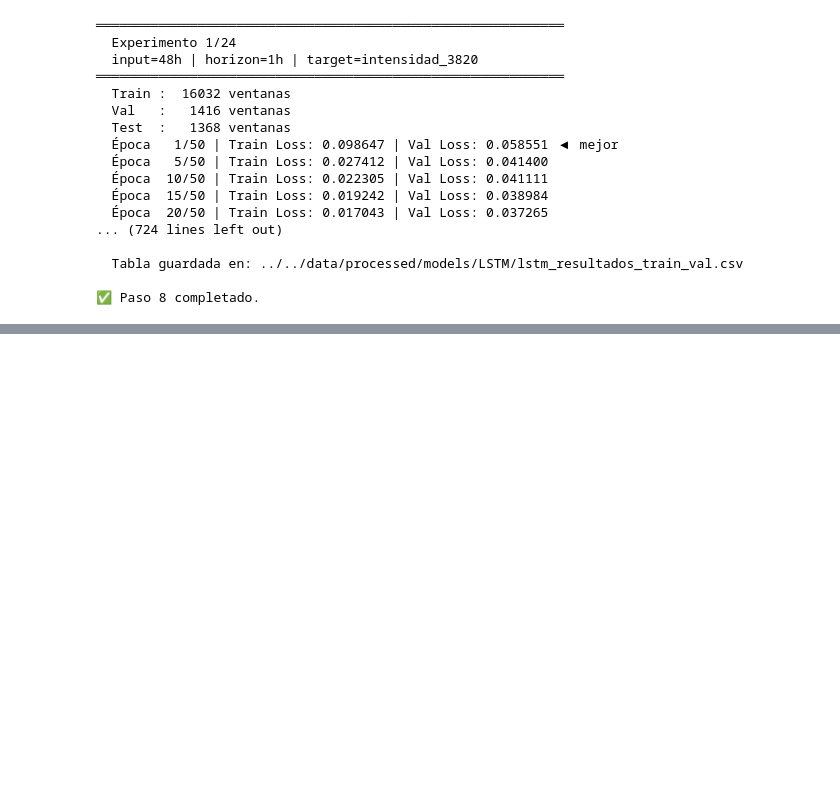
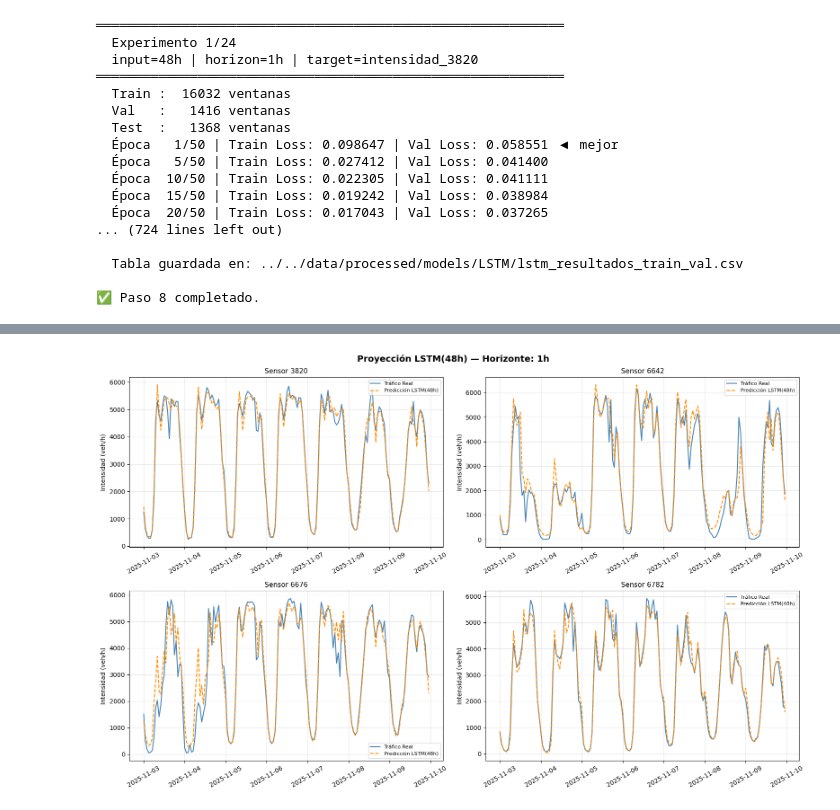
Before and after one commit to senaertugrul/TFM, a Jupyter notebook: notebooks/Modelos/8. LSTM.ipynb, the cells around one changed output, grey strips where cells are left out. Cells and saved outputs as stored; diff of their text form; code cells hidden in the pictures; blank space fills up the shorter version.

Commit message:
Updates Models

```diff
--- a/notebooks/Modelos/8. LSTM.ipynb
+++ b/notebooks/Modelos/8. LSTM.ipynb
@@ -769,0 +893,91 @@ print("\n✅ Paso 8 completado.")
+# %%
+# ─────────────────────────────────────────────────────────────────────────────
+# PASO 9b: Visualización 2×2 por sensor — estilo XGBoost
+# ─────────────────────────────────────────────────────────────────────────────
+
+def visualizar_2x2_sensores(input_len, horizon, n_horas=168):
+    """
+    Genera gráfica 2×2 con predicciones vs real para los 4 sensores.
+    Replica el estilo de la visualización de XGBoost.
+
+    Parámetros
+    ----------
+    input_len : ventana de entrada (48 ó 168)
+    horizon   : horizonte de predicción (1, 24 ó 168)
+    n_horas   : horas a visualizar (default 168 = 1 semana)
+    """
+    fig, axes = plt.subplots(2, 2, figsize=(16, 10))
+    fig.suptitle(
+        f'Proyección LSTM({input_len}h) — Horizonte: {horizon}h',
+        fontsize=14, fontweight='bold'
+    )
+    axes = axes.flatten()
+
+    for idx, target_col in enumerate(TARGET_COLS):
+
+        # Cargar modelo guardado
+        nombre_modelo = f"lstm_input{input_len}_h{horizon}_{target_col}.pt"
+        path_modelo   = os.path.join(PATH_MODELOS, nombre_modelo)
+
+        checkpoint = torch.load(path_modelo, map_location=DEVICE)
+        model_cargado = LSTMForecaster(
+            input_size  = N_FEATURES,
+            hidden_size = checkpoint['hidden_size'],
+            num_layers  = checkpoint['num_layers'],
+            dropout     = checkpoint['dropout']
+        ).to(DEVICE)
+        model_cargado.load_state_dict(checkpoint['model_state_dict'])
+        model_cargado.eval()
+
+        # DataLoader de validación para este sensor
+        _, dl_val_sensor, _ = crear_dataloaders(
+            input_len  = input_len,
+            horizon    = horizon,
+            target_col = target_col,
+            batch_size = 32
+        )
+
+        # Predicciones y desnormalización
+        preds_norm, reales_norm = obtener_predicciones(
+            model_cargado, dl_val_sensor, target_col
+        )
+        preds_real  = desnormalizar(preds_norm,  target_col)
+        reales_real = desnormalizar(reales_norm, target_col)
+
+        # Recortar a n_horas
+        preds_real  = preds_real[:n_horas]
+        reales_real = reales_real[:n_horas]
+
+        # Eje temporal con fechas reales de validación
+        fechas = df_val.index[input_len + horizon - 1 :
+                              input_len + horizon - 1 + n_horas]
+
+        # ── Subplot ───────────────────────────────────────────────────────────
+        ax = axes[idx]
+        sensor_id = target_col.replace('intensidad_', 'Sensor ')
+
+        ax.plot(fechas, reales_real,
+                label='Tráfico Real', color='steelblue', lw=1.5)
+        ax.plot(fechas, preds_real,
+                label=f'Predicción LSTM({input_len}h)',
+                color='darkorange', lw=1.5, linestyle='--')
+
+        ax.set_title(sensor_id, fontsize=11)
+        ax.set_xlabel('')
+        ax.set_ylabel('Intensidad (veh/h)')
+        ax.legend(fontsize=8)
+        ax.grid(True, alpha=0.3)
+        ax.tick_params(axis='x', rotation=30)
+
+    plt.tight_layout()
+    nombre_fig = f'lstm_2x2_input{input_len}h_horizon{horizon}h.png'
+    plt.savefig(nombre_fig, dpi=150, bbox_inches='tight')
+    plt.show()
+    print(f"  Gráfico guardado: {nombre_fig}")
+
+# ── Generar visualización para input=48h | horizon=1h ─────────────────────────
+print("── Visualización 2×2: input=48h | horizon=1h ──\n")
+visualizar_2x2_sensores(input_len=48, horizon=1, n_horas=168)
+
+print("\n✅ Paso 9b completado.")
+# %% [output]
@@ -769,0 +998 @@ print("\n✅ Paso 8 completado.")
+[figure, added]
```
Also changed, not shown: parts of 3 cells of this notebook, 4 other files.
